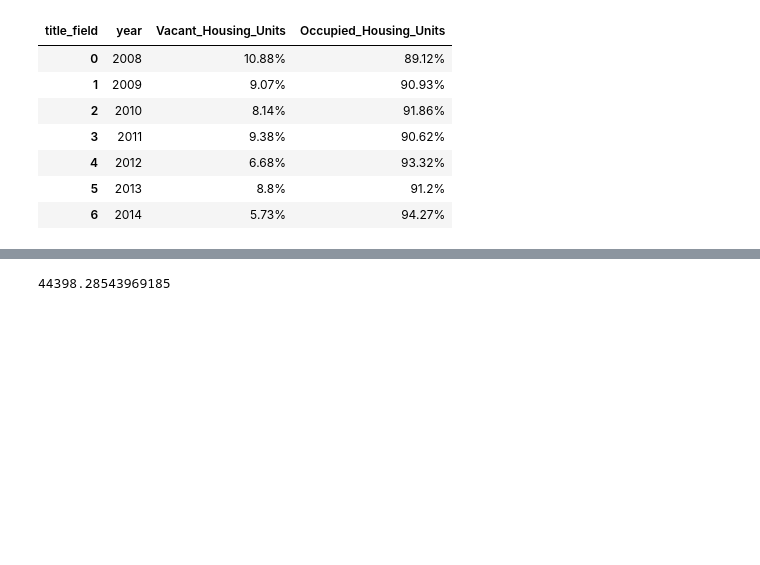
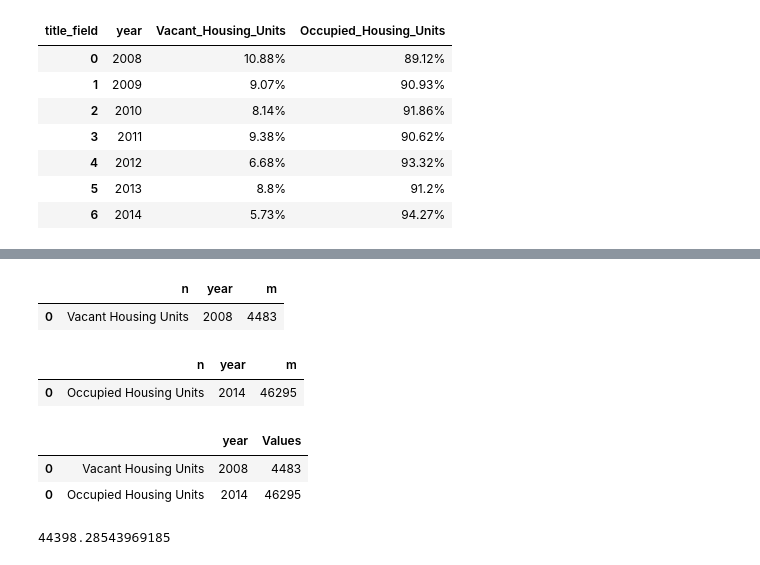
Before and after one commit to rghimre3/INFO-5502, a Jupyter notebook: lab_assignment_02.ipynb, the cells around one changed output, grey strips where cells are left out. Drawn from its saved outputs; the diff is of its cells as text; code cells hidden in the pictures; blank space fills up the shorter version.

```diff
--- a/lab_assignment_02.ipynb
+++ b/lab_assignment_02.ipynb
@@ -194,3 +226,40 @@ Name: 6, dtype: float64
+# %%
+from pandasql import sqldf
+pysqldf = lambda q: sqldf(q, globals())
+# %%
+q = """SELECT
+'Vacant Housing Units' as n,year, max(Vacant_Housing_Units) as m
+
+       FROM df6
+       ;"""
+
+names = pysqldf(q)
+names
+# %% [output]
+|  | n | year | m |
+| 0 | Vacant Housing Units | 2008 | 4483 |
+# %%
+r = """
+SELECT
+'Occupied Housing Units' as n,
+year,
+max(Occupied_Housing_Units) as m
+
+       FROM df6
+       ;"""
+sames=pysqldf(r)
+sames
+# %% [output]
+|  | n | year | m |
+| 0 | Occupied Housing Units | 2014 | 46295 |
+# %%
+df7=pd.concat([names,sames])
+df7.rename(columns={'n':' ','m':'Values'}, inplace=True)
+df7.head()
+# %% [output]
+|  |  | year | Values |
+| 0 | Vacant Housing Units | 2008 | 4483 |
+| 0 | Occupied Housing Units | 2014 | 46295 |
 # %%
 ## (4) (10 pts) Calculate the harmonic mean of the total housing units and print it out
 # %%
```
Also changed, not shown: parts of 5 cells of this notebook.
